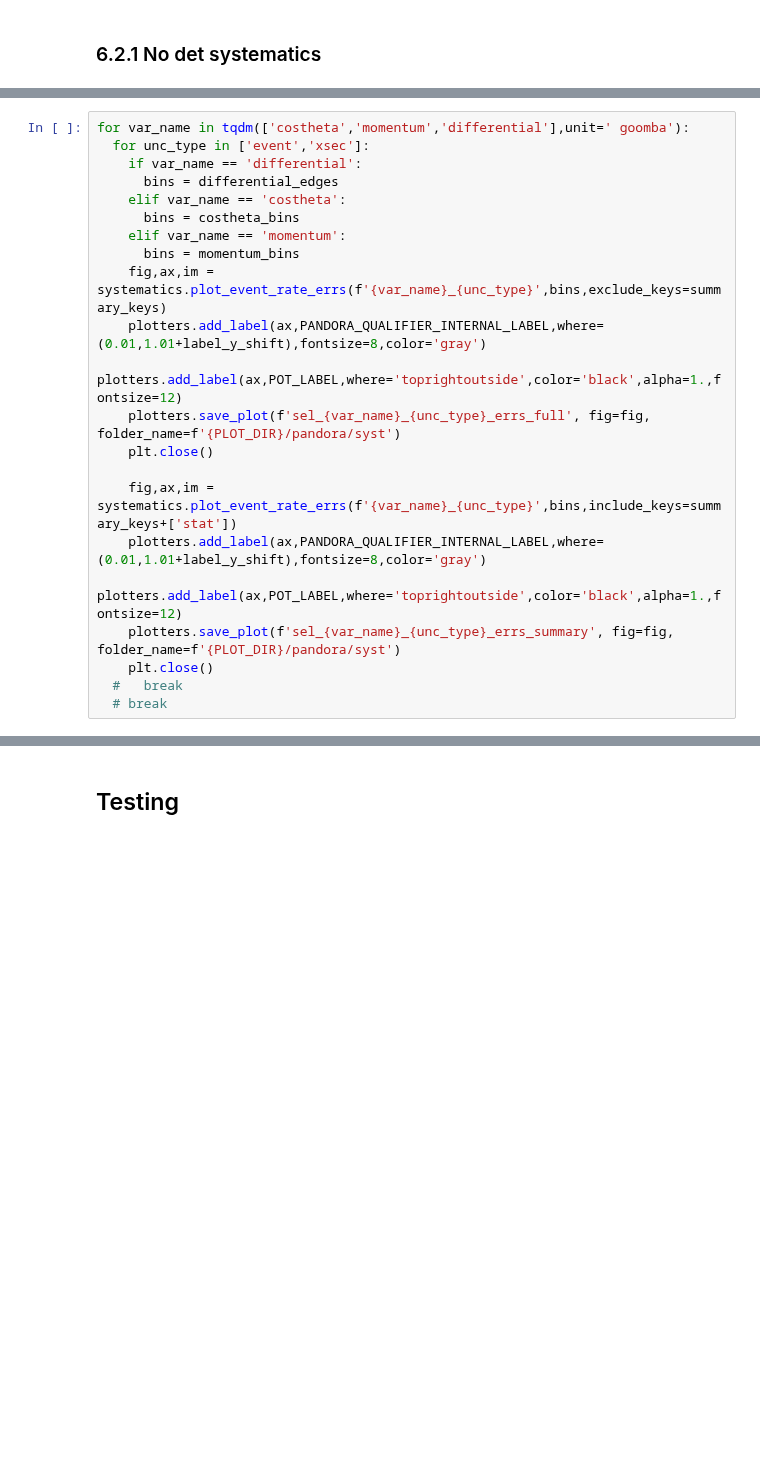
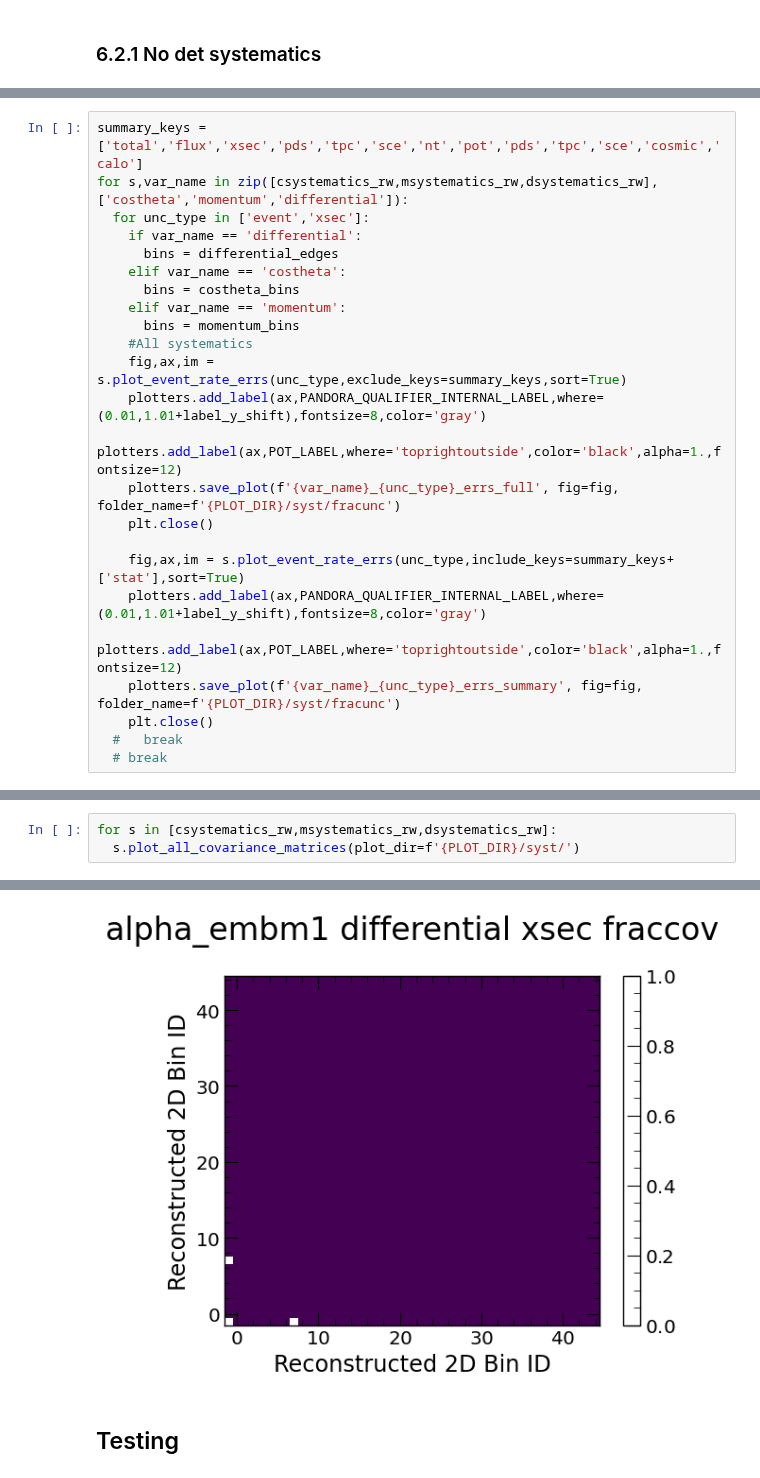
Before and after one commit to sungbinoh/cafpyana, a Jupyter notebook: analysis_village/numuincl/systematics.ipynb, the cells around one changed output, grey strips where cells are left out. Drawn from its saved outputs; the diff is of its cells as text; blank space fills up the shorter version.

```diff
--- a/analysis_village/numuincl/systematics.ipynb
+++ b/analysis_village/numuincl/systematics.ipynb
@@ -1849,5 +1155,6 @@ array([0.01588247, 0.01567294, 0.0220493 , 0.01937315, 0.0263542 ,
 # %%
-for var_name in tqdm(['costheta','momentum','differential'],unit=' goomba'):
+summary_keys = ['total','flux','xsec','pds','tpc','sce','nt','pot','pds','tpc','sce','cosmic','calo']
+for s,var_name in zip([csystematics_rw,msystematics_rw,dsystematics_rw],['costheta','momentum','differential']):
   for unc_type in ['event','xsec']:
     if var_name == 'differential':
       bins = differential_edges
@@ -1855,16 +1162,17 @@ for var_name in tqdm(['costheta','momentum','differential'],unit=' goomba'):
       bins = costheta_bins
     elif var_name == 'momentum':
       bins = momentum_bins
-    fig,ax,im = systematics.plot_event_rate_errs(f'{var_name}_{unc_type}',bins,exclude_keys=summary_keys)
+    #All systematics
+    fig,ax,im = s.plot_event_rate_errs(unc_type,exclude_keys=summary_keys,sort=True)
     plotters.add_label(ax,PANDORA_QUALIFIER_INTERNAL_LABEL,where=(0.01,1.01+label_y_shift),fontsize=8,color='gray')
     plotters.add_label(ax,POT_LABEL,where='toprightoutside',color='black',alpha=1.,fontsize=12)
-    plotters.save_plot(f'sel_{var_name}_{unc_type}_errs_full', fig=fig, folder_name=f'{PLOT_DIR}/pandora/syst')
+    plotters.save_plot(f'{var_name}_{unc_type}_errs_full', fig=fig, folder_name=f'{PLOT_DIR}/syst/fracunc')
     plt.close()
 
-    fig,ax,im = systematics.plot_event_rate_errs(f'{var_name}_{unc_type}',bins,include_keys=summary_keys+['stat'])
+    fig,ax,im = s.plot_event_rate_errs(unc_type,include_keys=summary_keys+['stat'],sort=True)
     plotters.add_label(ax,PANDORA_QUALIFIER_INTERNAL_LABEL,where=(0.01,1.01+label_y_shift),fontsize=8,color='gray')
     plotters.add_label(ax,POT_LABEL,where='toprightoutside',color='black',alpha=1.,fontsize=12)
-    plotters.save_plot(f'sel_{var_name}_{unc_type}_errs_summary', fig=fig, folder_name=f'{PLOT_DIR}/pandora/syst')
+    plotters.save_plot(f'{var_name}_{unc_type}_errs_summary', fig=fig, folder_name=f'{PLOT_DIR}/syst/fracunc')
     plt.close()
   #   break
   # break
@@ -1892,0 +1183,4 @@ NameError: name 'pds_var_cov_noscale' is not defined
+# %%
+for s in [csystematics_rw,msystematics_rw,dsystematics_rw]:
+  s.plot_all_covariance_matrices(plot_dir=f'{PLOT_DIR}/syst/')
+# %% [output]
@@ -1893,2 +1188,3 @@ NameError: name 'pds_var_cov_noscale' is not defined
+[figure, added]
 # %% [markdown]
 ## Testing
```
Also changed, not shown: parts of 87 cells of this notebook, 33 other files.
